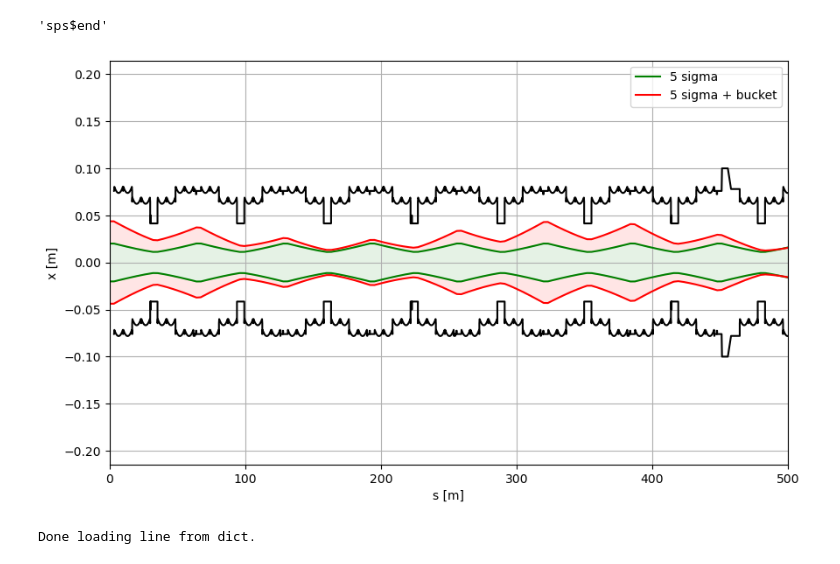
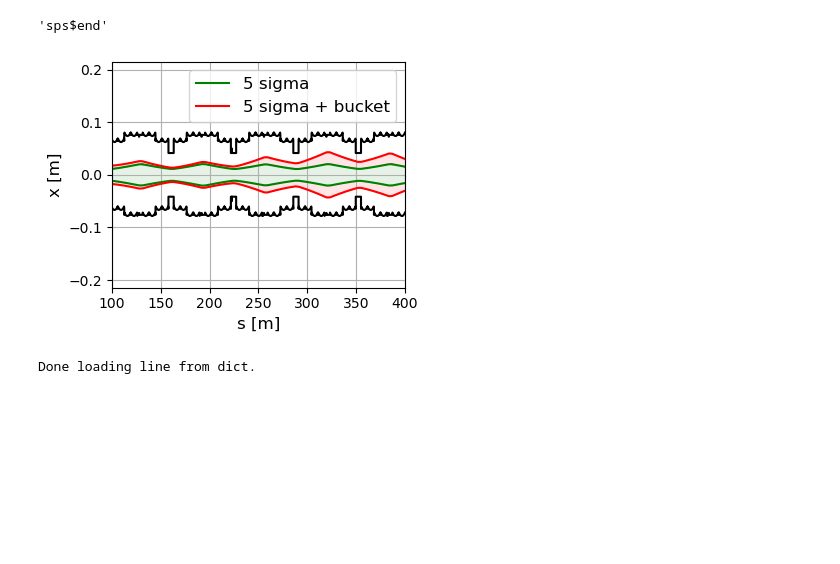
Before and after one commit to lisepauwels/sps_simulations, a Jupyter notebook: Prototyping/20250908/20250908.ipynb, the cells around one changed output. Saved outputs shown, nothing was run; the diff lists cells and outputs as text; code cells hidden in the pictures; blank space fills up the shorter version.

Commit message:
Figures for IPAC

```diff
--- a/Prototyping/20250908/20250908.ipynb
+++ b/Prototyping/20250908/20250908.ipynb
@@ -42,7 +42,7 @@ nemitt_y = 3.5e-6
 amplitude_adt = 0.2
 # %%
 context = xo.ContextCpu()
-line = xt.Line.from_json('../../injection_lines/sps_with_aperture_inj_q20_beam_sagitta5.json')
+line = xt.Line.from_json('../../injection_lines/sps_with_aperture_inj_q20_beam_sagitta4.json')
 
 line.vars['qph_setvalue'] = 0.5
 line.vars['qpv_setvalue'] = 0.5
@@ -274,0 +263,13 @@ ThisLM2.plot(savefig='LM_with_coll2.pdf', norm='max')
+# %%
+# plt.rc
+# from matplotlib.ticker import LogLocator, NullFormatter
+plt.close('all')
+fig, ax = plt.subplots(figsize=(13,3.5))
+plt.rcParams['font.size'] = 17
+plt.rcParams['font.family'] = 'serif'
+# ax.set_ylim(1e-7, 1e1)
+ThisLM.plot(ax=ax,norm='total')
+# ax.set_ylim(1e-7, 1e1)
+# ax.grid()
+# fig.tight_layout()
+# plt.show()
@@ -274,0 +286,3 @@ ThisLM2.plot(savefig='LM_with_coll2.pdf', norm='max')
+# %%
+plt.rcParams['font.size'] = 17
+plt.rcParams['font.family'] = 'serif'
@@ -274,0 +291,2 @@ ThisLM2.plot(savefig='LM_with_coll2.pdf', norm='max')
+# %%
+plt.rcParams
@@ -377,30 +408,31 @@ tt.name[-2]
 # %%
 exn=3.5e-6
 nrj=21
 pmass=0.938
 bucket_height=3e-3
 
-fig, ax = plt.subplots(figsize=(10,6))
+fig, ax = plt.subplots(figsize=(4,3))
 ax.plot(tt.s[mask], x_ext[:, 0], color='k')
 ax.plot(tt.s[mask], x_ext[:, 1], color='k')
 ax.plot(tw.s, 5*np.sqrt(tw.betx*exn*pmass/nrj), color='green', label='5 sigma')
 ax.plot(tw.s, -5*np.sqrt(tw.betx*exn*pmass/nrj), color='green')
 
 ax.plot(tw.s, 5*np.sqrt(tw.betx*exn*pmass/nrj)+bucket_height*tw.dx, color='red', label='5 sigma + bucket')
 ax.plot(tw.s, -5*np.sqrt(tw.betx*exn*pmass/nrj)-bucket_height*tw.dx, color='red')
 
 ax.fill_between(tw.s, -5*np.sqrt(tw.betx*exn*pmass/nrj), 5*np.sqrt(tw.betx*exn*pmass/nrj), color='green', alpha=0.1)
 ax.fill_between(tw.s, -5*np.sqrt(tw.betx*exn*pmass/nrj)-bucket_height*tw.dx, -5*np.sqrt(tw.betx*exn*pmass/nrj), color='red', alpha=0.1)
 ax.fill_between(tw.s, 5*np.sqrt(tw.betx*exn*pmass/nrj)+bucket_height*tw.dx, 5*np.sqrt(tw.betx*exn*pmass/nrj), color='red', alpha=0.1)
 ax.grid()
-ax.legend()
-ax.set_xlim(0,500)
-ax.set_xlabel('s [m]')
-ax.set_ylabel('x [m]')
-plt.savefig('x_extent_with_bucket.pdf', dpi=300)
+ax.legend(fontsize=12)
+ax.set_xlim(100,400)
+ax.set_xlabel('s [m]', fontsize=12)
+ax.set_ylabel('x [m]', fontsize=12)
+fig.tight_layout()
+plt.savefig('aperture_with_beam_sagitta.pdf', dpi=300)
 plt.show()
 # %% [output]
-[figure, old version]
+[figure, new version]
 # %%
 line2 = xt.Line.from_json('../../injection_lines/sps_with_aperture_inj_q20.json')
 # %% [output]
```
Also changed, not shown: parts of 13 cells of this notebook, 6 other files.
